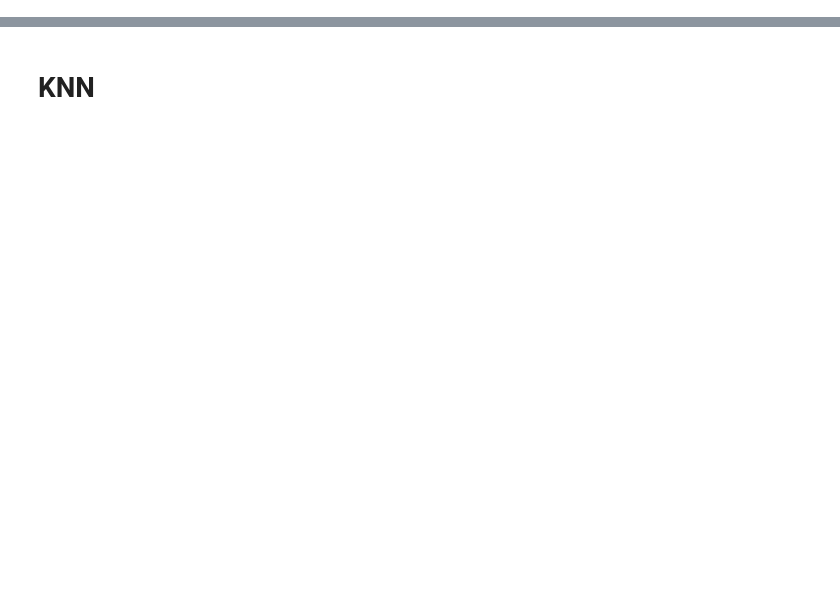
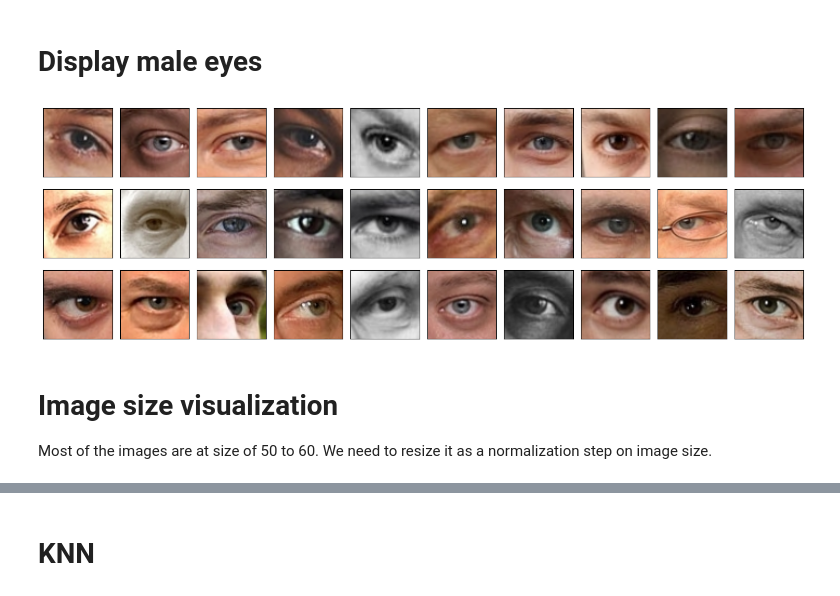
Before and after one commit to franciszero/AIDI-course, a Jupyter notebook: AIDI all solutions/AIDI 1009 Nutural Network/Project 3 - Eye Classification/Project3-200520598_Fangji_Chen.ipynb, the cells around one changed output, grey strips where cells are left out. Cells and saved outputs as stored; diff of their text form; code cells hidden in the pictures; blank space fills up the shorter version.

```diff
--- a/AIDI all solutions/AIDI 1009 Nutural Network/Project 3 - Eye Classification/Project3-200520598_Fangji_Chen.ipynb
+++ b/AIDI all solutions/AIDI 1009 Nutural Network/Project 3 - Eye Classification/Project3-200520598_Fangji_Chen.ipynb
@@ -298,0 +110,18 @@ display(df1.head())
+# %% [markdown]
+# Display male eyes
+# %%
+fig, axes = plt.subplots(3, 10, figsize=(15,5), dpi=100)
+for i,ax in enumerate(axes.flat):
+    img = df[df['label']==1].reset_index(drop=True).loc[i, 'image']
+    img = cv2.cvtColor(img, cv2.COLOR_BGR2RGB)
+    ax.imshow(img)
+    ax.set_xticks([])
+    ax.set_yticks([])
+plt.tight_layout()
+plt.show()
+# %% [output]
+[figure, added]
+# %% [markdown]
+# Image size visualization
+
+Most of the images are at size of 50 to 60. We need to resize it as a normalization step on image size.
```
Also changed, not shown: parts of 132 cells of this notebook, 19 other files.
